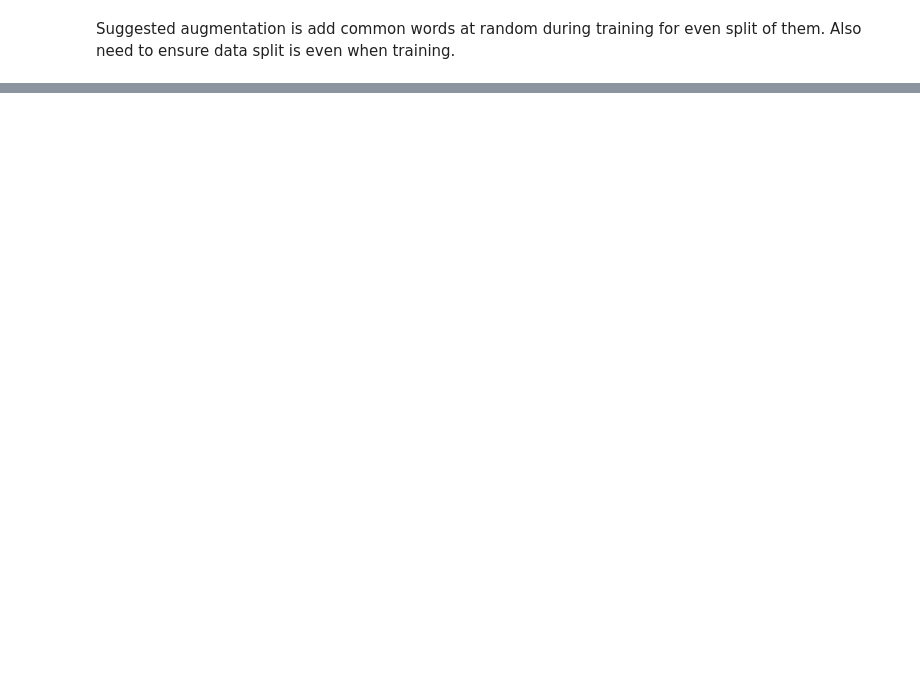
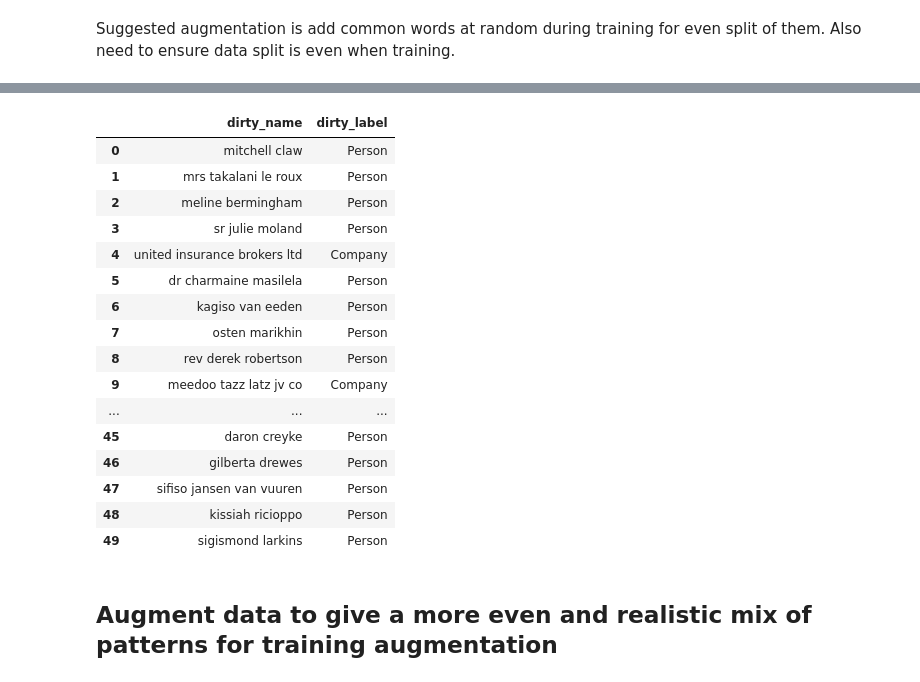
Before and after one commit to Mattshanevdberg/Melio_name-classifier, a Jupyter notebook: notebooks/candidate_name_notebook.ipynb, the cells around one changed output, grey strips where cells are left out. Saved outputs shown, nothing was run; the diff lists cells and outputs as text; code cells hidden in the pictures; blank space fills up the shorter version.

```diff
--- a/notebooks/candidate_name_notebook.ipynb
+++ b/notebooks/candidate_name_notebook.ipynb
@@ -393,0 +413,40 @@ Also need to ensure data split is even when training.
+# %%
+def stratified_train_val_split(df, val_frac=0.1, random_state=42):
+    """
+    Splits a DataFrame into training and validation sets with stratified sampling,
+    ensuring the validation set contains val_frac proportion of each label class.
+
+    Parameters:
+    - df: pandas.DataFrame
+        DataFrame containing 'dirty_name' and 'dirty_label' columns.
+    - val_frac: float (default=0.1)
+        Proportion of each class to include in the validation set.
+    - random_state: int
+        Seed for reproducibility.
+
+    Returns:
+    - train_df: pandas.DataFrame
+        Training set.
+    - val_df: pandas.DataFrame
+        Validation set with stratified class proportions.
+
+    This function ensures that the split respects class distribution, which is
+    essential for fair model evaluation when data is imbalanced.
+    """
+    train_df, val_df = train_test_split(
+        df,
+        test_size=val_frac,
+        stratify=df['dirty_label'],
+        random_state=random_state
+    )
+
+    # Print split counts for verification
+    print("Split summary:")
+    print("Train set:")
+    print(train_df['dirty_label'].value_counts())
+    print("\nValidation set:")
+    print(val_df['dirty_label'].value_counts())
+
+    return train_df.reset_index(drop=True), val_df.reset_index(drop=True)
+# %%
+train_df, test_df = stratified_train_val_split(df, val_frac=0.1, random_state=42)
@@ -393,0 +468,22 @@ Also need to ensure data split is even when training.
+# %%
+train_df.head(50)
+# %% [output]
+|  | dirty_name | dirty_label |
+| 0 | mitchell claw | Person |
+| 1 | mrs takalani le roux | Person |
+| 2 | meline bermingham | Person |
+| 3 | sr julie moland | Person |
+| 4 | united insurance brokers ltd | Company |
+| 5 | dr charmaine masilela | Person |
+| 6 | kagiso van eeden | Person |
+| 7 | osten marikhin | Person |
+| 8 | rev derek robertson | Person |
+| 9 | meedoo tazz latz jv co | Company |
+| ... | ... | ... |
+| 45 | daron creyke | Person |
+| 46 | gilberta drewes | Person |
+| 47 | sifiso jansen van vuuren | Person |
+| 48 | kissiah ricioppo | Person |
+| 49 | sigismond larkins | Person |
+# %% [markdown]
+## Augment data to give a more even and realistic mix of patterns for training augmentation
```
Also changed, not shown: parts of 28 cells of this notebook, 28 other files.
